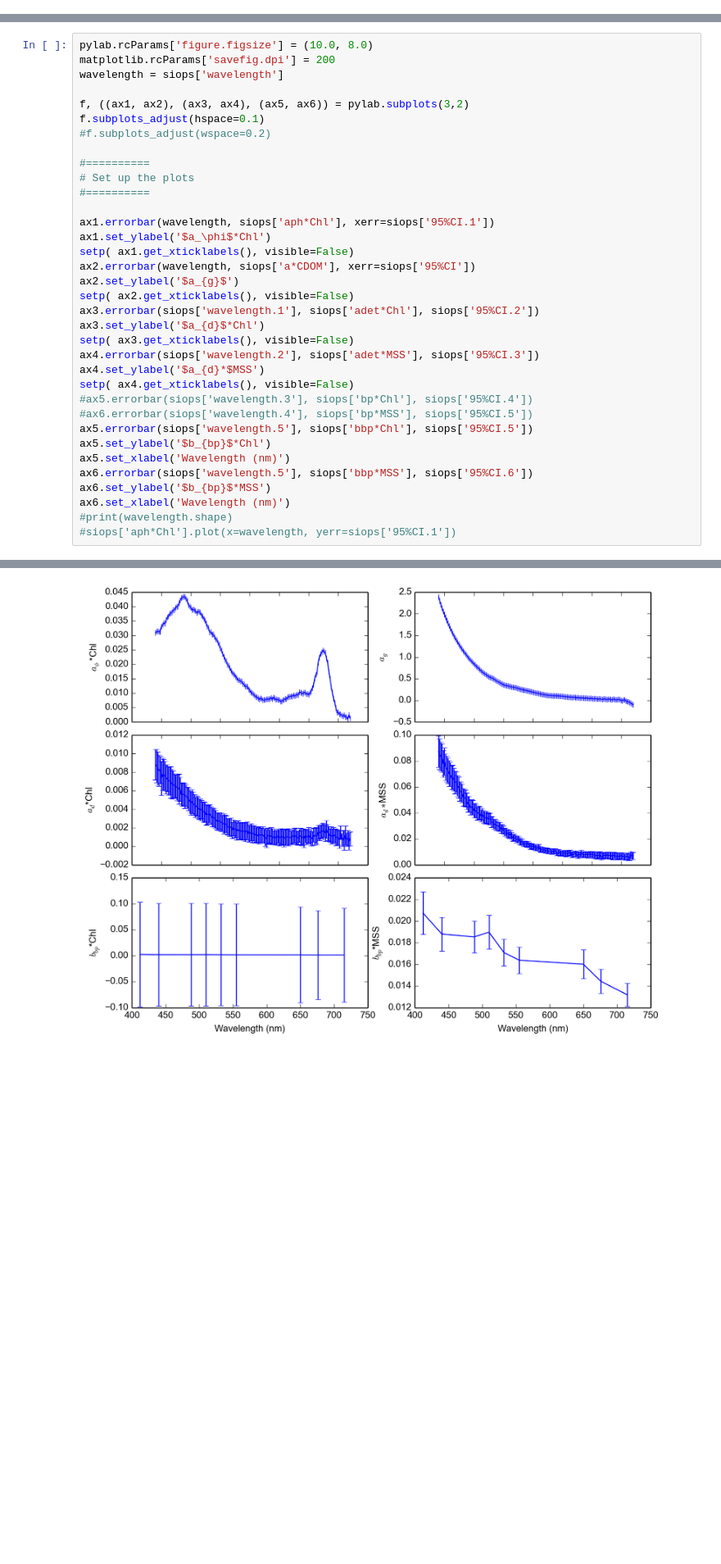
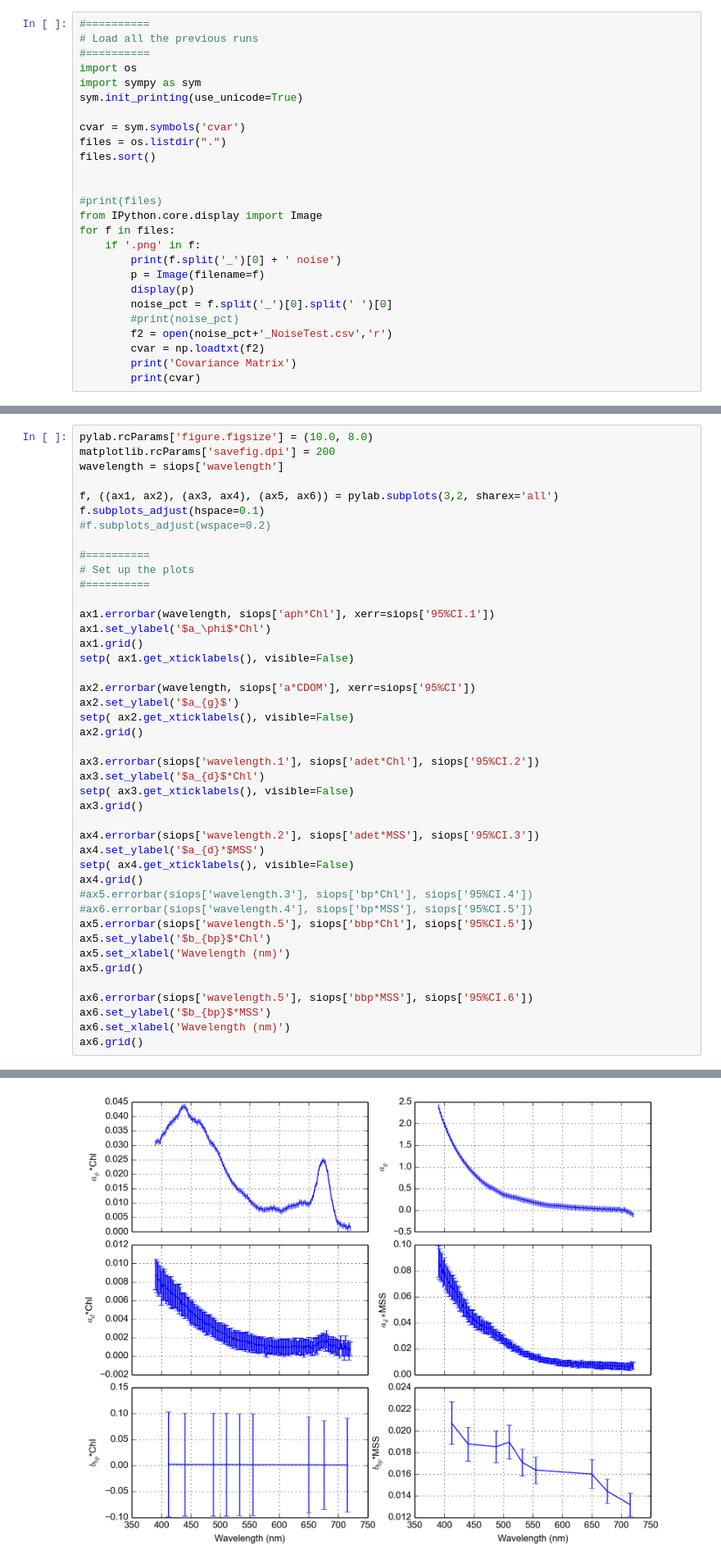
Before and after one commit to marrabld/bootstrappy, a Jupyter notebook: scripts/bootstrap_test.ipynb, the cells around one changed output, grey strips where cells are left out. Shown at 82% size. Saved outputs shown, nothing was run; the diff lists cells and outputs as text; blank space fills up the shorter version.

```diff
--- a/scripts/bootstrap_test.ipynb
+++ b/scripts/bootstrap_test.ipynb
@@ -547,0 +573,26 @@ IOPs from ACS
+# %%
+#==========
+# Load all the previous runs
+#==========
+import os
+import sympy as sym
+sym.init_printing(use_unicode=True)
+
+cvar = sym.symbols('cvar')
+files = os.listdir(".")
+files.sort()
+
+
+#print(files)
+from IPython.core.display import Image
+for f in files:
+    if '.png' in f:
+        print(f.split('_')[0] + ' noise')
+        p = Image(filename=f)
+        display(p)
+        noise_pct = f.split('_')[0].split(' ')[0]
+        #print(noise_pct)
+        f2 = open(noise_pct+'_NoiseTest.csv','r')
+        cvar = np.loadtxt(f2)
+        print('Covariance Matrix')
+        print(cvar)
@@ -554,7 +652,7 @@ pylab.rcParams['figure.figsize'] = (10.0, 8.0)
 matplotlib.rcParams['savefig.dpi'] = 200
 wavelength = siops['wavelength']
 
-f, ((ax1, ax2), (ax3, ax4), (ax5, ax6)) = pylab.subplots(3,2)
+f, ((ax1, ax2), (ax3, ax4), (ax5, ax6)) = pylab.subplots(3,2, sharex='all')
 f.subplots_adjust(hspace=0.1)
 #f.subplots_adjust(wspace=0.2)
 
@@ -564,24 +662,32 @@ f.subplots_adjust(hspace=0.1)
 
 ax1.errorbar(wavelength, siops['aph*Chl'], xerr=siops['95%CI.1'])
 ax1.set_ylabel('$a_\phi$*Chl')
+ax1.grid()
 setp( ax1.get_xticklabels(), visible=False)
+
 ax2.errorbar(wavelength, siops['a*CDOM'], xerr=siops['95%CI'])
 ax2.set_ylabel('$a_{g}$')
 setp( ax2.get_xticklabels(), visible=False)
+ax2.grid()
+
 ax3.errorbar(siops['wavelength.1'], siops['adet*Chl'], siops['95%CI.2'])
 ax3.set_ylabel('$a_{d}$*Chl')
 setp( ax3.get_xticklabels(), visible=False)
+ax3.grid()
+
 ax4.errorbar(siops['wavelength.2'], siops['adet*MSS'], siops['95%CI.3'])
 ax4.set_ylabel('$a_{d}*$MSS')
 setp( ax4.get_xticklabels(), visible=False)
+ax4.grid()
 #ax5.errorbar(siops['wavelength.3'], siops['bp*Chl'], siops['95%CI.4'])
 #ax6.errorbar(siops['wavelength.4'], siops['bp*MSS'], siops['95%CI.5'])
 ax5.errorbar(siops['wavelength.5'], siops['bbp*Chl'], siops['95%CI.5'])
 ax5.set_ylabel('$b_{bp}$*Chl')
 ax5.set_xlabel('Wavelength (nm)')
+ax5.grid()
+
 ax6.errorbar(siops['wavelength.5'], siops['bbp*MSS'], siops['95%CI.6'])
 ax6.set_ylabel('$b_{bp}$*MSS')
 ax6.set_xlabel('Wavelength (nm)')
-#print(wavelength.shape)
-#siops['aph*Chl'].plot(x=wavelength, yerr=siops['95%CI.1'])
+ax6.grid()
 # %% [output]
@@ -589,2 +694,2 @@ ax6.set_xlabel('Wavelength (nm)')
-[figure, old version]
+[figure, new version]
 # %% [markdown]
```
Also changed, not shown: parts of 32 cells of this notebook, 18 other files.
